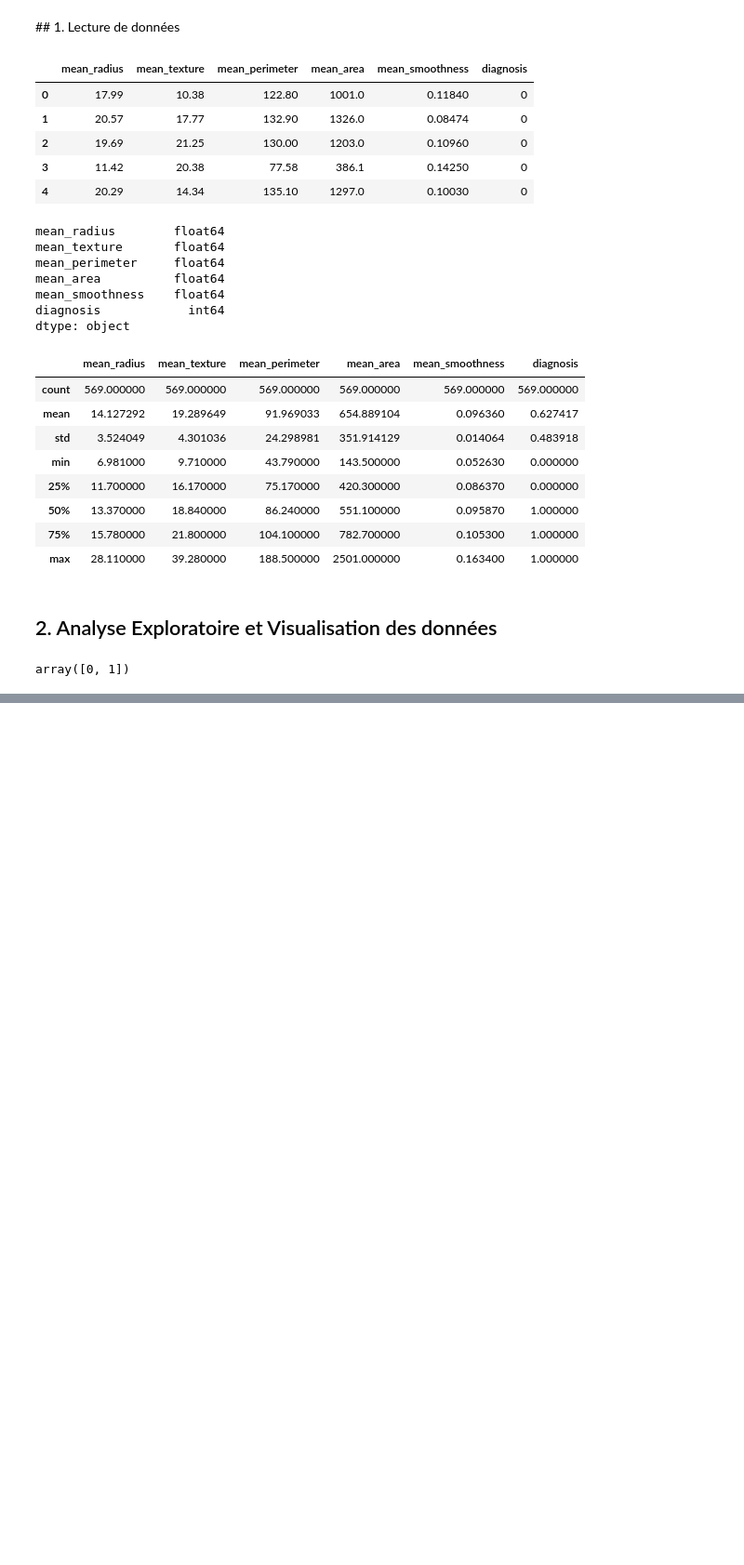
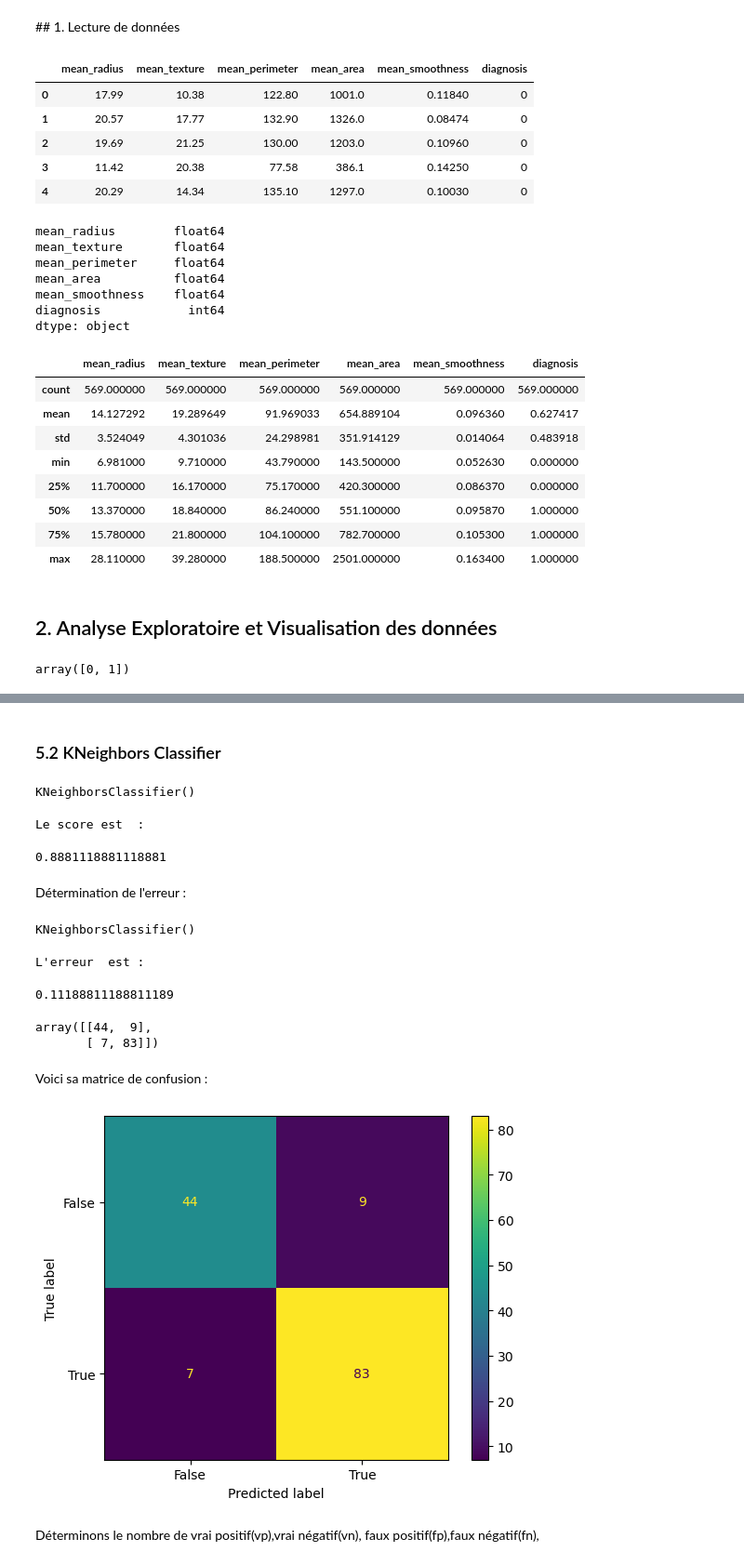
Before and after one commit to FoubaDev/BreathCancer, a Jupyter notebook: Cancer_Classification.ipynb, the cells around one changed output, grey strips where cells are left out. Shown at 93% size. Drawn from its saved outputs; the diff is of its cells as text; code cells hidden in the pictures; blank space fills up the shorter version.

```diff
--- a/Cancer_Classification.ipynb
+++ b/Cancer_Classification.ipynb
@@ -122,0 +346,54 @@ plt.show()
+# %% [markdown]
+### 5.2 KNeighbors Classifier
+# %%
+classifier_KN = KNeighborsClassifier(n_neighbors = 5, metric = 'minkowski', p = 2)
+classifier_KN.fit(X_train, Y_train)
+# %% [output]
+KNeighborsClassifier()
+# %%
+print("Le score est  :")
+classifier_KN.score(X_test, Y_test)
+# %% [output]
+Le score est  :
+0.8881118881118881
+# %%
+Y_pred = classifier_KN.predict(X_test)
+# %% [markdown]
+Détermination de l'erreur :
+# %%
+
+model = KNeighborsClassifier(n_neighbors = 5, metric = 'minkowski', p = 2)
+model.fit(X_train, Y_train)
+# %% [output]
+KNeighborsClassifier()
+# %%
+
+from sklearn.metrics import mean_squared_error
+predictions = model.predict(X_test)
+print("L'erreur  est :")
+mean_squared_error(predictions, Y_test)
+# %% [output]
+L'erreur  est :
+0.11188811188811189
+# %%
+from sklearn.metrics import confusion_matrix
+cm = confusion_matrix(Y_test, Y_pred)
+cm
+# %% [output]
+array([[44,  9],
+       [ 7, 83]])
+# %% [markdown]
+Voici sa matrice de confusion :
+# %%
+
+import sklearn.metrics as metrics
+confusion_matrix = confusion_matrix(Y_test, Y_pred)
+
+cm_display = metrics.ConfusionMatrixDisplay(confusion_matrix = confusion_matrix, display_labels = [False, True])
+
+cm_display.plot()
+plt.show()
+# %% [output]
+[figure, added]
+# %% [markdown]
+Déterminons le nombre de vrai positif(vp),vrai négatif(vn), faux positif(fp),faux négatif(fn),
```
Also changed, not shown: parts of 104 cells of this notebook.
